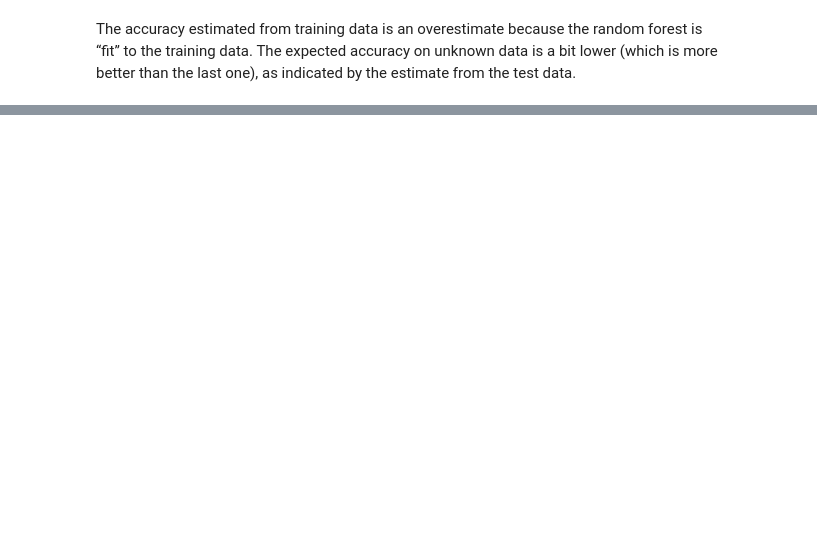
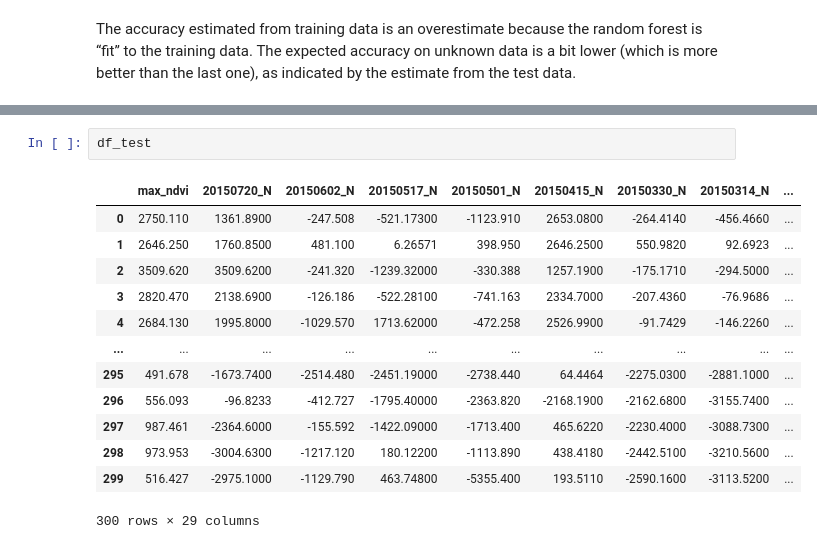
Before and after one commit to https-github-com-Engelbert107/Land_surface_classification_malawi_mozambique, a Jupyter notebook: Notebook/classification_mozambique.ipynb, the cells around one changed output, grey strips where cells are left out. Drawn from its saved outputs; the diff is of its cells as text; blank space fills up the shorter version.

```diff
--- a/Notebook/classification_mozambique.ipynb
+++ b/Notebook/classification_mozambique.ipynb
@@ -635,0 +723,16 @@ When the number of trees increases, our model perform better but still not very
+# %%
+df_test
+# %% [output]
+|  | max_ndvi | 20150720_N | 20150602_N | 20150517_N | 20150501_N | 20150415_N | 20150330_N | 20150314_N | ... |
+| 0 | 2750.110 | 1361.8900 | -247.508 | -521.17300 | -1123.910 | 2653.0800 | -264.4140 | -456.4660 | ... |
+| 1 | 2646.250 | 1760.8500 | 481.100 | 6.26571 | 398.950 | 2646.2500 | 550.9820 | 92.6923 | ... |
+| 2 | 3509.620 | 3509.6200 | -241.320 | -1239.32000 | -330.388 | 1257.1900 | -175.1710 | -294.5000 | ... |
+| 3 | 2820.470 | 2138.6900 | -126.186 | -522.28100 | -741.163 | 2334.7000 | -207.4360 | -76.9686 | ... |
+| 4 | 2684.130 | 1995.8000 | -1029.570 | 1713.62000 | -472.258 | 2526.9900 | -91.7429 | -146.2260 | ... |
+| ... | ... | ... | ... | ... | ... | ... | ... | ... | ... |
+| 295 | 491.678 | -1673.7400 | -2514.480 | -2451.19000 | -2738.440 | 64.4464 | -2275.0300 | -2881.1000 | ... |
+| 296 | 556.093 | -96.8233 | -412.727 | -1795.40000 | -2363.820 | -2168.1900 | -2162.6800 | -3155.7400 | ... |
+| 297 | 987.461 | -2364.6000 | -155.592 | -1422.09000 | -1713.400 | 465.6220 | -2230.4000 | -3088.7300 | ... |
+| 298 | 973.953 | -3004.6300 | -1217.120 | 180.12200 | -1113.890 | 438.4180 | -2442.5100 | -3210.5600 | ... |
+| 299 | 516.427 | -2975.1000 | -1129.790 | 463.74800 | -5355.400 | 193.5110 | -2590.1600 | -3113.5200 | ... |
+300 rows × 29 columns
```
Also changed, not shown: parts of 28 cells of this notebook.
